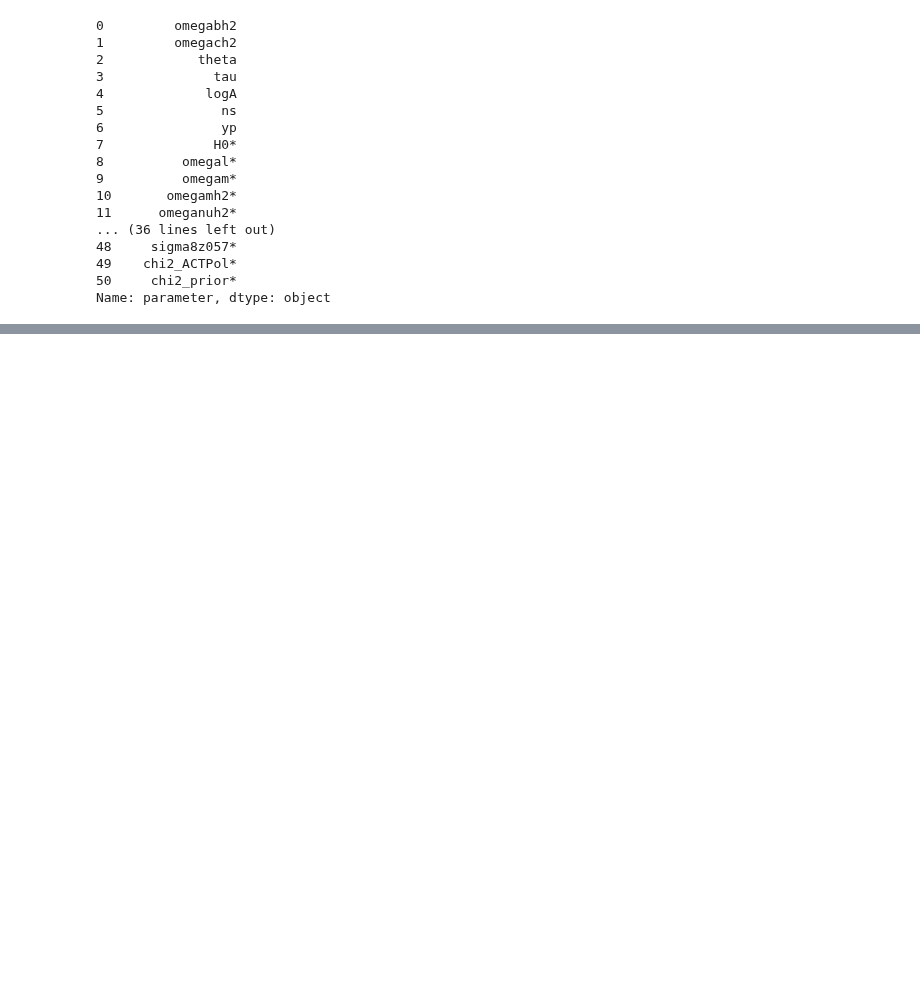
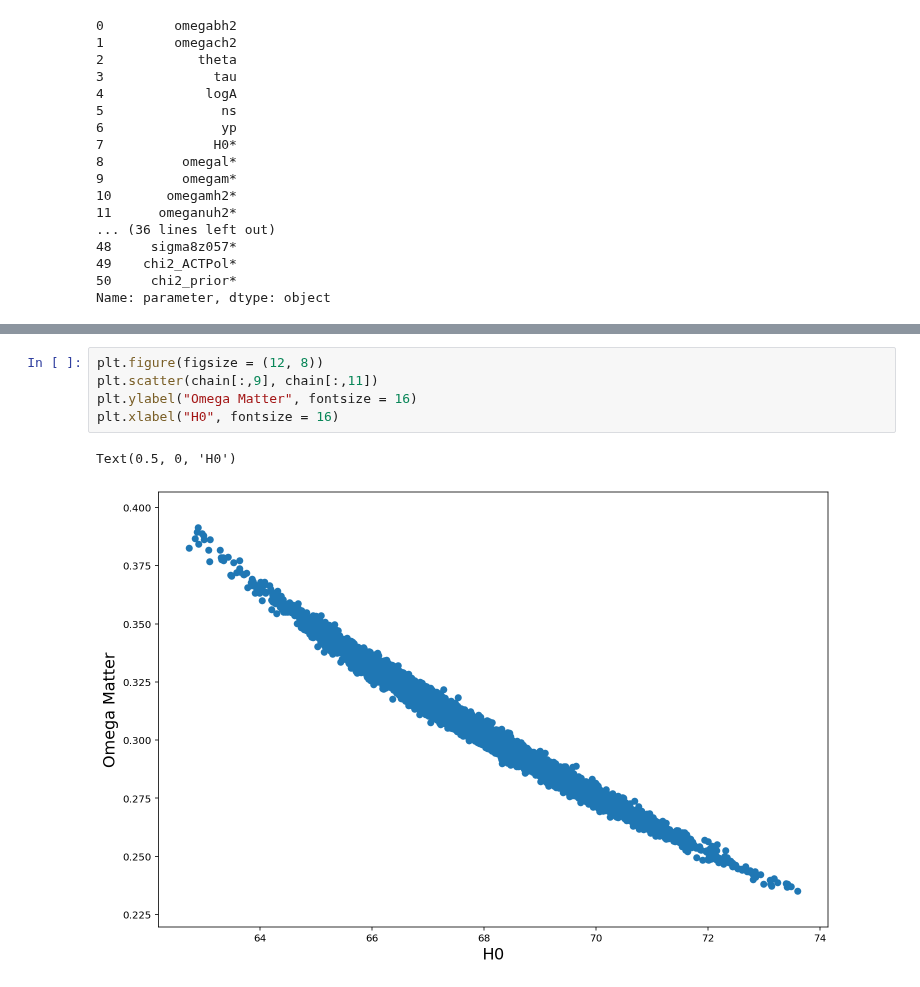
Before and after one commit to ACTCollaboration/DR4_DR5_Notebooks, a Jupyter notebook: Notebooks/Section_10_ACT_likelihood.ipynb, the cells around one changed output, grey strips where cells are left out. Drawn from its saved outputs; the diff is of its cells as text; blank space fills up the shorter version.

```diff
--- a/Notebooks/Section_10_ACT_likelihood.ipynb
+++ b/Notebooks/Section_10_ACT_likelihood.ipynb
@@ -151,0 +150,8 @@ plt.scatter(chain[:,7], chain[:,9])
+# %%
+plt.figure(figsize = (12, 8))
+plt.scatter(chain[:,9], chain[:,11])
+plt.ylabel("Omega Matter", fontsize = 16)
+plt.xlabel("H0", fontsize = 16)
+# %% [output]
+Text(0.5, 0, 'H0')
+[figure, added]
```
Also changed, not shown: parts of 5 cells of this notebook.
